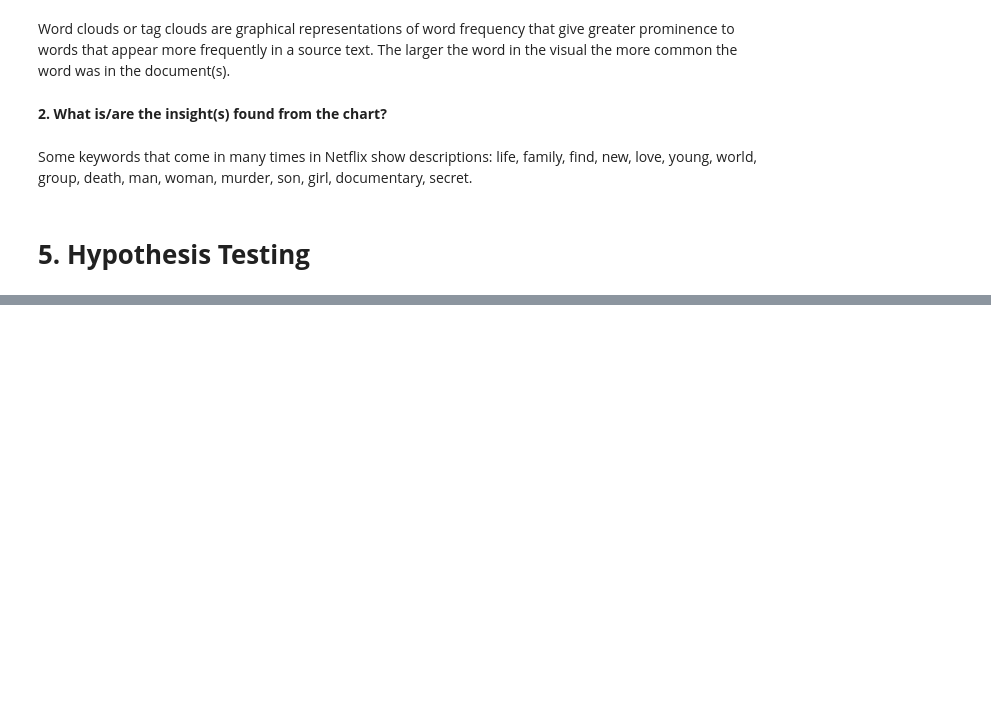
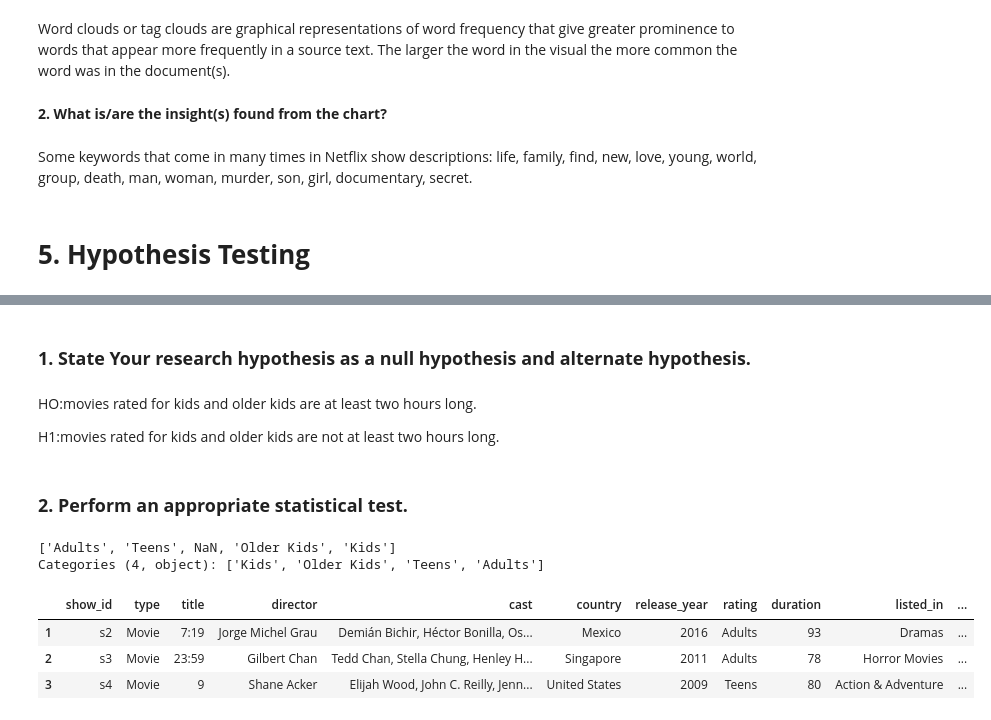
Before and after one commit to Sairindhrijena/Netflix-Movies-and-TV-Shows-Clustering, a Jupyter notebook: Netflix_Movies_and_TV_Shows_Clustering.ipynb, the cells around one changed output, grey strips where cells are left out. Saved outputs shown, nothing was run; the diff lists cells and outputs as text; code cells hidden in the pictures; blank space fills up the shorter version.

```diff
--- a/Netflix_Movies_and_TV_Shows_Clustering.ipynb
+++ b/Netflix_Movies_and_TV_Shows_Clustering.ipynb
@@ -1067,0 +1103,5 @@ Some keywords that come in many times in Netflix show descriptions: life, family
+# %%
+#making copy of data_clean_frame
+data_hypothesis=data.copy()
+#head of data_hypothesis
+data_hypothesis.head()
@@ -1067,0 +1117,30 @@ Some keywords that come in many times in Netflix show descriptions: life, family
+# %% [markdown]
+### **1. State Your research hypothesis as a null hypothesis and alternate hypothesis.**
+# %% [markdown]
+HO:movies rated for kids and older kids are at least two hours long.
+
+H1:movies rated for kids and older kids are not at least two hours long.
+# %% [markdown]
+### **2. Perform an appropriate statistical test.**
+# %%
+#filtering movie from Type_of_show column
+data_hypothesis1 = data_hypothesis[data_hypothesis["type"] == "Movie"]
+# %%
+#let's see unique target ages
+data_hypothesis1['rating'].unique()
+# %% [output]
+['Adults', 'Teens', NaN, 'Older Kids', 'Kids']
+Categories (4, object): ['Kids', 'Older Kids', 'Teens', 'Adults']
+# %%
+#Another category is target_ages (4 classes).
+data_hypothesis1['rating'] = pd.Categorical(data_hypothesis1['rating'], categories=['Kids', 'Older Kids', 'Teens', 'Adults'])
+#from duration feature extractin string part and after extracting Changing the object type to numeric
+data_hypothesis1['duration']= data_hypothesis['duration'].astype(str).str.extract('(\d+)')
+data_hypothesis1['duration'] = pd.to_numeric(data_hypothesis1['duration'])
+#head of df_
+data_hypothesis1.head(3)
+# %% [output]
+|  | show_id | type | title | director | cast | country | release_year | rating | duration | listed_in | ... |
+| 1 | s2 | Movie | 7:19 | Jorge Michel Grau | Demián Bichir, Héctor Bonilla, Os... | Mexico | 2016 | Adults | 93 | Dramas | ... |
+| 2 | s3 | Movie | 23:59 | Gilbert Chan | Tedd Chan, Stella Chung, Henley H... | Singapore | 2011 | Adults | 78 | Horror Movies | ... |
+| 3 | s4 | Movie | 9 | Shane Acker | Elijah Wood, John C. Reilly, Jenn... | United States | 2009 | Teens | 80 | Action & Adventure | ... |
```
Also changed, not shown: parts of 26 cells of this notebook.
